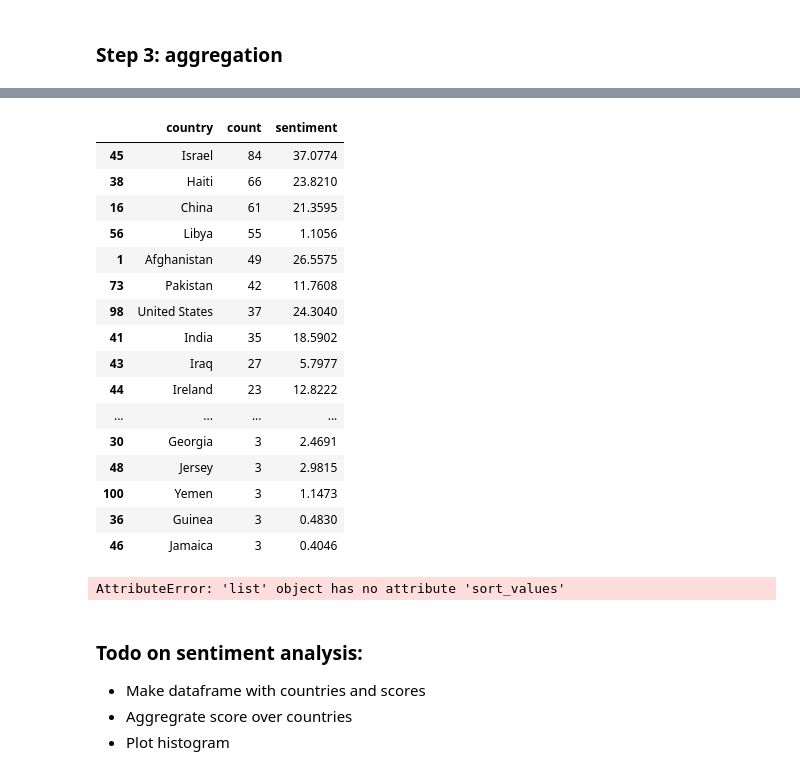
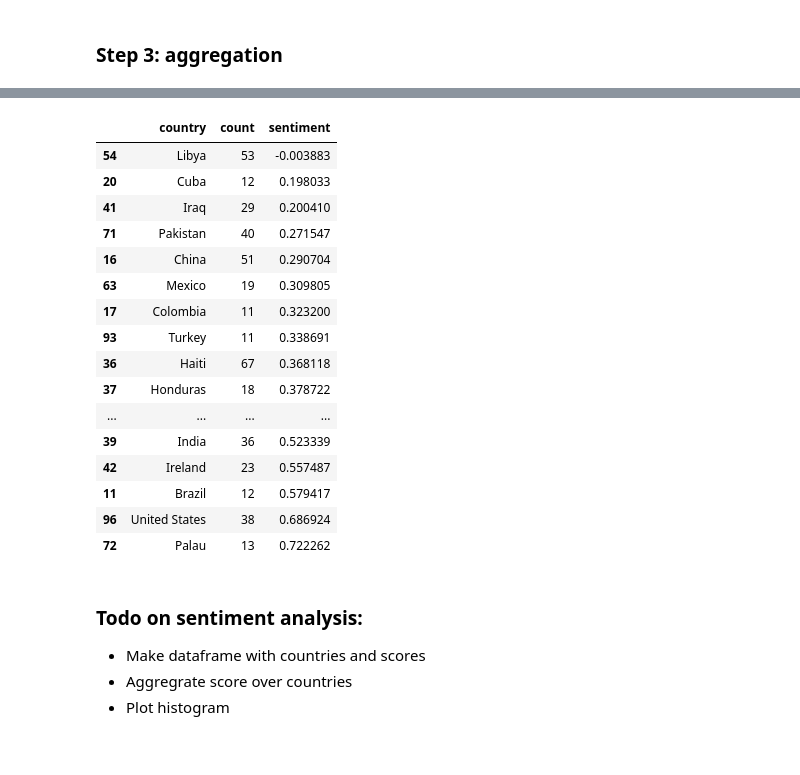
Before and after one commit to PaluchowskiMatthew/ADA-Kepler, a Jupyter notebook: 05 - Taming Text/05 - Taming Text.ipynb, the cells around one changed output, grey strips where cells are left out. Cells and saved outputs as stored; diff of their text form; code cells hidden in the pictures.

Commit message:
addition to country finder

```diff
--- a/05 - Taming Text/05 - Taming Text.ipynb
+++ b/05 - Taming Text/05 - Taming Text.ipynb
@@ -203,5 +203,4 @@ len(pycountry.countries)
 # %% [output]
 249
 # %%
-countries = [c.name for c in pycountry.countries]
-countries[:10]
+countries = [{'name': c.name, 'short_name': c.alpha_2} for c in pycountry.countries]
@@ -219,10 +207,28 @@ countries[:10]
 # %%
+import re
+
 def lookup_country(email):
     counts = {}
+
+    words = re.findall(r"[\w']+", email)
     for country in countries:
-        count = email.count(country)
+        count = 0
+
+        count += email.count(country['name'])
+        #count += words.count( country['short_name'] )
+
+        # Count allso shortnames for UK and USA
+        if country['name'] == 'United States':
+            count += words.count('USA')
+            count += words.count('US')
+
+        elif country['name'] == 'United Kingdom':
+            count += words.count('UK')
+            count += words.count('GB')
+
         if count != 0:
-            counts[country] = count
+            counts[country['name']] = count
+
     if counts:
         # Get the country with highest count
         top_country = max(counts, key=counts.get)
@@ -356,9 +333,9 @@ Name: ExtractedBodyText, dtype: int64
 ### Step 3: aggregation
 # %%
 sentiments = pd.DataFrame(scores)
-sentiments['country'] = counry_mentions
+sentiments['country'] = country_mentioned
 
-country_sentiments = sentiments.groupby('country').sum().reset_index()
+country_sentiments = sentiments.groupby('country').mean().reset_index()
 country_sentiments.columns = ['country', 'sentiment']
 
 country_counts = sentiments.groupby('country').count().reset_index()
@@ -384,22 +361,24 @@ top_country_counts.columns = ['country', 'count']
 treshold = 2
 top_country_counts = top_country_counts[top_country_counts['count'] > treshold]
 # %%
-top_country_counts.join(country_sentiments.sentiment, how='left')
+df = top_country_counts.join(country_sentiments.sentiment, how='left')
+
+df[df['count'] >= 10].sort_values(by='sentiment')
 # %% [output]
 |  | country | count | sentiment |
-| 45 | Israel | 84 | 37.0774 |
-| 38 | Haiti | 66 | 23.8210 |
-| 16 | China | 61 | 21.3595 |
-| 56 | Libya | 55 | 1.1056 |
-| 1 | Afghanistan | 49 | 26.5575 |
-| 73 | Pakistan | 42 | 11.7608 |
-| 98 | United States | 37 | 24.3040 |
-| 41 | India | 35 | 18.5902 |
-| 43 | Iraq | 27 | 5.7977 |
-| 44 | Ireland | 23 | 12.8222 |
+| 54 | Libya | 53 | -0.003883 |
+| 20 | Cuba | 12 | 0.198033 |
+| 41 | Iraq | 29 | 0.200410 |
+| 71 | Pakistan | 40 | 0.271547 |
+| 16 | China | 51 | 0.290704 |
+| 63 | Mexico | 19 | 0.309805 |
+| 17 | Colombia | 11 | 0.323200 |
+| 93 | Turkey | 11 | 0.338691 |
+| 36 | Haiti | 67 | 0.368118 |
+| 37 | Honduras | 18 | 0.378722 |
 | ... | ... | ... | ... |
-| 30 | Georgia | 3 | 2.4691 |
-| 48 | Jersey | 3 | 2.9815 |
-| 100 | Yemen | 3 | 1.1473 |
-| 36 | Guinea | 3 | 0.4830 |
-| 46 | Jamaica | 3 | 0.4046 |
+| 39 | India | 36 | 0.523339 |
+| 42 | Ireland | 23 | 0.557487 |
+| 11 | Brazil | 12 | 0.579417 |
+| 96 | United States | 38 | 0.686924 |
+| 72 | Palau | 13 | 0.722262 |
@@ -408,8 +385,3 @@ country_sentiments = pd.DataFrame(country_sentiments.reset_index())
-# %%
-country_sentiments = ['sentiment']
-country_sentiments.sort_values(by='sentiment')
-# %% [output]
-AttributeError: 'list' object has no attribute 'sort_values'
 # %% [markdown]
 ### Todo on sentiment analysis:
 
```
Also changed, not shown: parts of 9 cells of this notebook.
